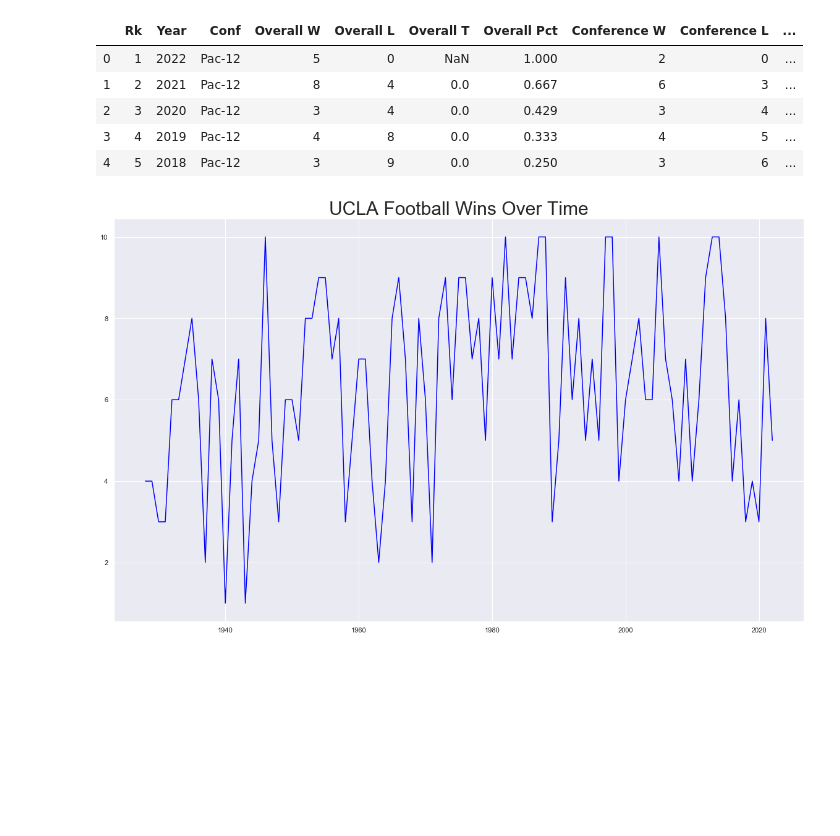
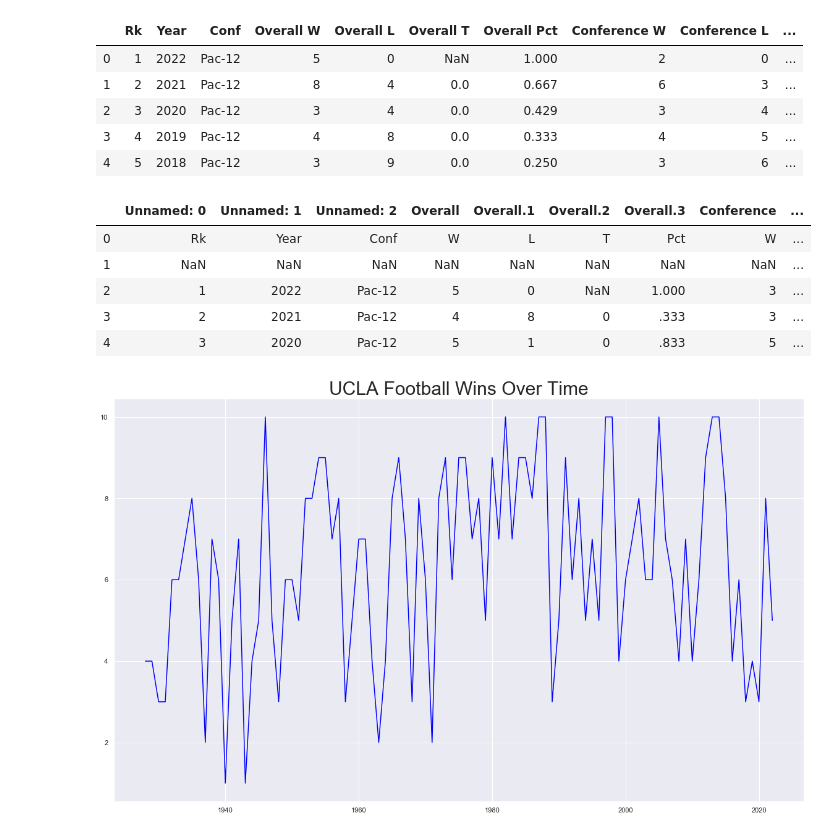
Before and after one commit to JoeFregault/Los-Angeles-College-Football-vs-NFL, a Jupyter notebook: Loading in CFB & NFL Data.ipynb, the cells around one changed output. Drawn from its saved outputs; the diff is of its cells as text; code cells hidden in the pictures; blank space fills up the shorter version.

```diff
--- a/Loading in CFB & NFL Data.ipynb
+++ b/Loading in CFB & NFL Data.ipynb
@@ -19,6 +19,16 @@ ucla_data.head(5)
 | 2 | 3 | 2020 | Pac-12 | 3 | 4 | 0.0 | 0.429 | 3 | 4 | ... |
 | 3 | 4 | 2019 | Pac-12 | 4 | 8 | 0.0 | 0.333 | 4 | 5 | ... |
 | 4 | 5 | 2018 | Pac-12 | 3 | 9 | 0.0 | 0.250 | 3 | 6 | ... |
+# %%
+usc_data = pd.read_csv('usc.csv')
+usc_data.head(5)
+# %% [output]
+|  | Unnamed: 0 | Unnamed: 1 | Unnamed: 2 | Overall | Overall.1 | Overall.2 | Overall.3 | Conference | ... |
+| 0 | Rk | Year | Conf | W | L | T | Pct | W | ... |
+| 1 | NaN | NaN | NaN | NaN | NaN | NaN | NaN | NaN | ... |
+| 2 | 1 | 2022 | Pac-12 | 5 | 0 | NaN | 1.000 | 3 | ... |
+| 3 | 2 | 2021 | Pac-12 | 4 | 8 | 0 | .333 | 3 | ... |
+| 4 | 3 | 2020 | Pac-12 | 5 | 1 | 0 | .833 | 5 | ... |
 # %%
 # Fixing Column Names
 #ucla_data['Overall'] =
```
